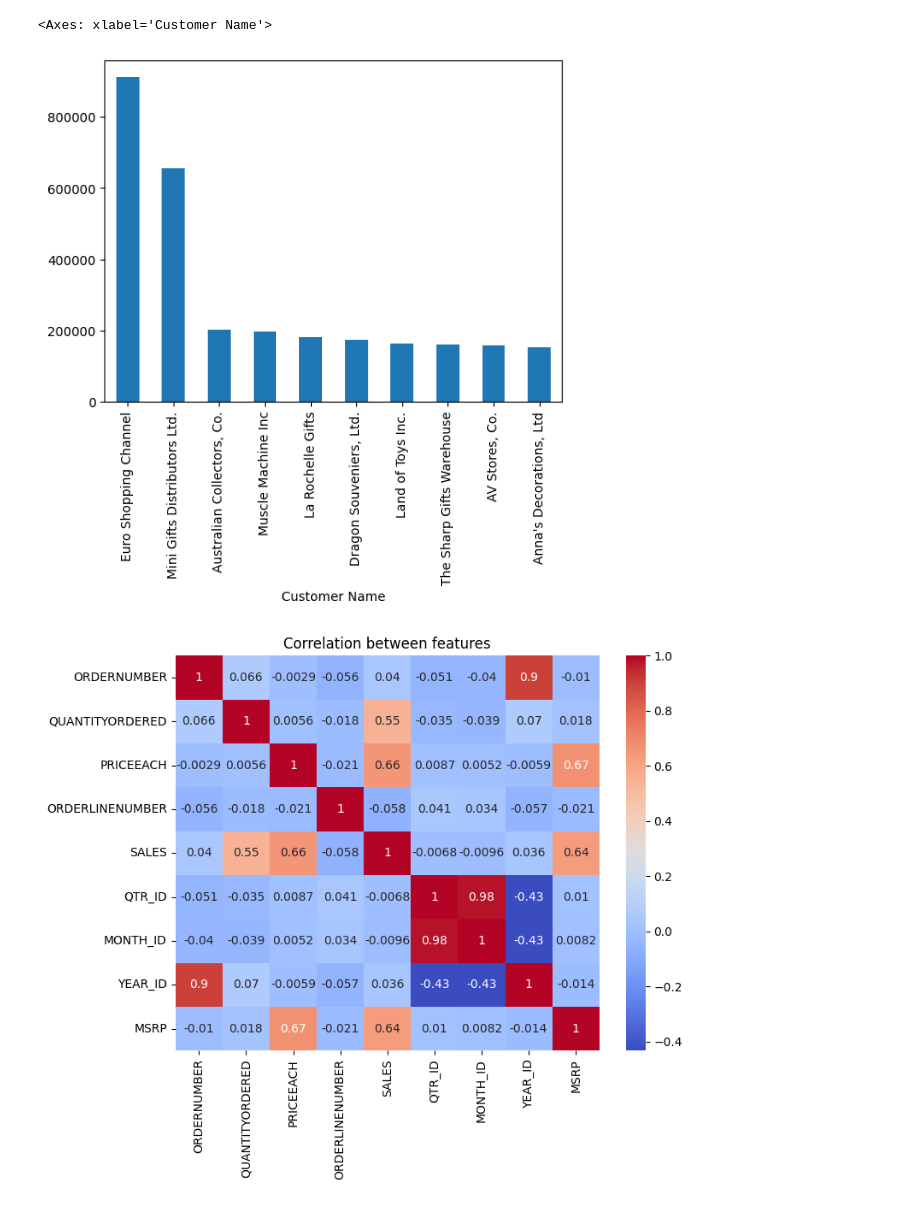
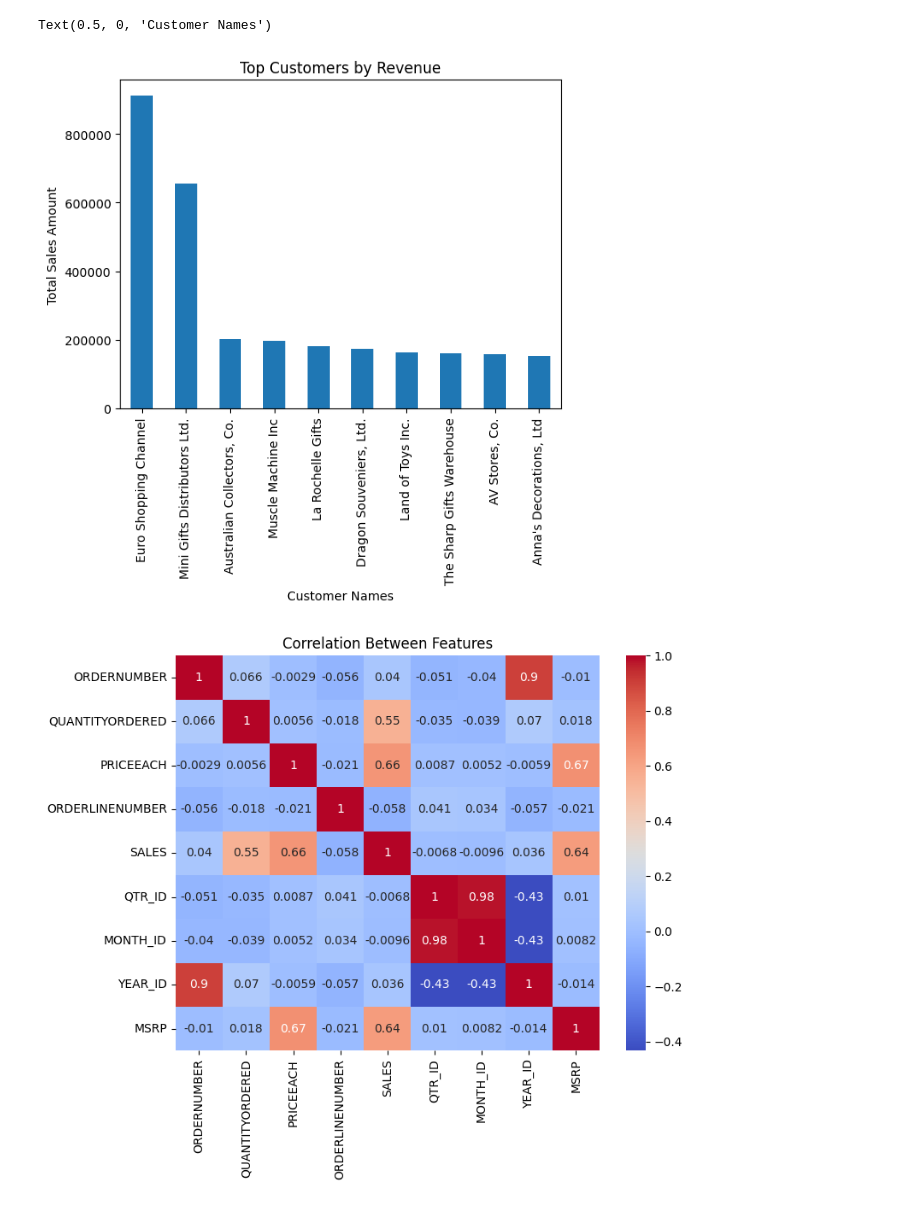
Before and after one commit to pompeedu/sales-dashboard-project, a Jupyter notebook: sales_dashboard.ipynb, the cells around one changed output. Cells and saved outputs as stored; diff of their text form; code cells hidden in the pictures.

```diff
--- a/sales_dashboard.ipynb
+++ b/sales_dashboard.ipynb
@@ -25,7 +30,12 @@ df.groupby(df['ORDERDATE'].dt.to_period('M'))['SALES'].sum().plot(kind='line', f
 # %%
+# Top Customers
 df.groupby('CUSTOMERNAME')['SALES'].sum().sort_values(ascending=False).head(10).plot(kind='bar', xlabel='Customer Name')
+
+plt.title("Top Customers by Revenue")
+plt.ylabel("Total Sales Amount")
+plt.xlabel("Customer Names")
 # %% [output]
-<Axes: xlabel='Customer Name'>
+Text(0.5, 0, 'Customer Names')
-[figure, old version]
+[figure, new version]
 # %%
 import seaborn as sns
```
Also changed, not shown: parts of 6 cells of this notebook.
